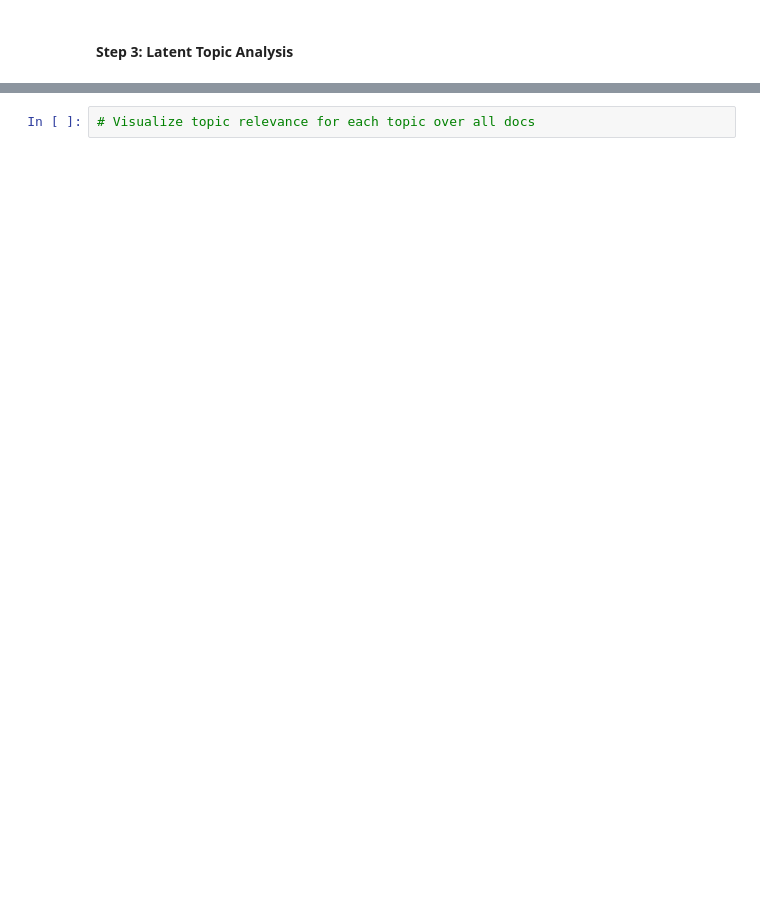
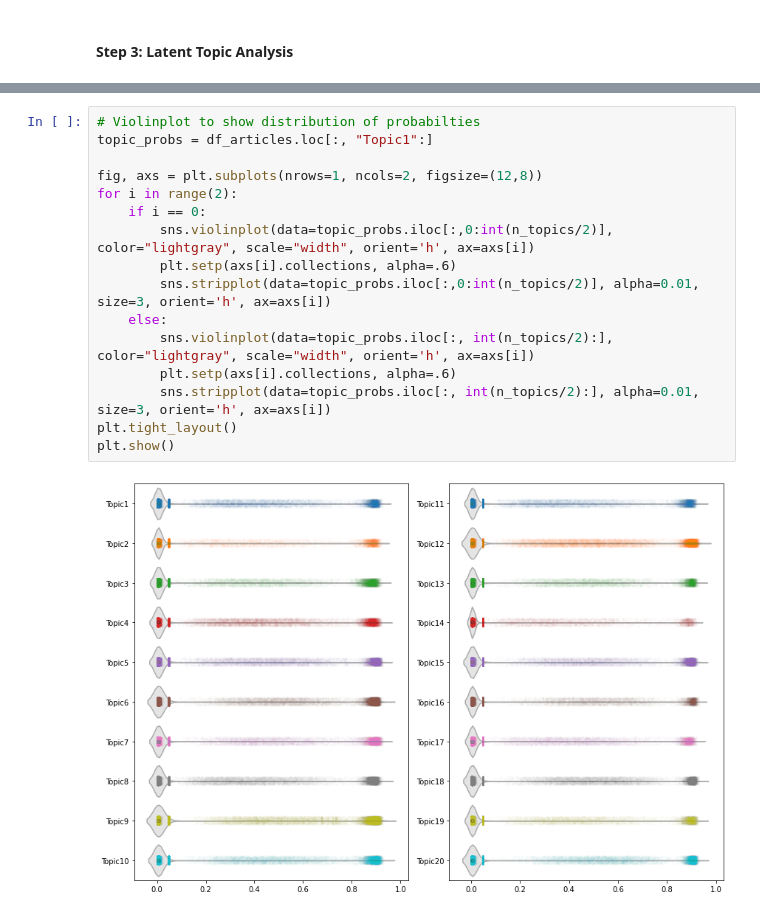
Before and after one commit to mlkimmins/OSCAR, a Jupyter notebook: topic_modeling.ipynb, the cells around one changed output, grey strips where cells are left out. Drawn from its saved outputs; the diff is of its cells as text; blank space fills up the shorter version.

```diff
--- a/topic_modeling.ipynb
+++ b/topic_modeling.ipynb
@@ -153,2 +172,18 @@ plt.show()
-# %%
-# Visualize topic relevance for each topic over all docs
+# %%
+# Violinplot to show distribution of probabilties
+topic_probs = df_articles.loc[:, "Topic1":]
+
+fig, axs = plt.subplots(nrows=1, ncols=2, figsize=(12,8))
+for i in range(2):
+    if i == 0:
+        sns.violinplot(data=topic_probs.iloc[:,0:int(n_topics/2)], color="lightgray", scale="width", orient='h', ax=axs[i])
+        plt.setp(axs[i].collections, alpha=.6)
+        sns.stripplot(data=topic_probs.iloc[:,0:int(n_topics/2)], alpha=0.01, size=3, orient='h', ax=axs[i])
+    else:
+        sns.violinplot(data=topic_probs.iloc[:, int(n_topics/2):], color="lightgray", scale="width", orient='h', ax=axs[i])
+        plt.setp(axs[i].collections, alpha=.6)
+        sns.stripplot(data=topic_probs.iloc[:, int(n_topics/2):], alpha=0.01, size=3, orient='h', ax=axs[i])
+plt.tight_layout()
+plt.show()
+# %% [output]
+[figure, added]
```
Also changed, not shown: parts of 9 cells of this notebook.
